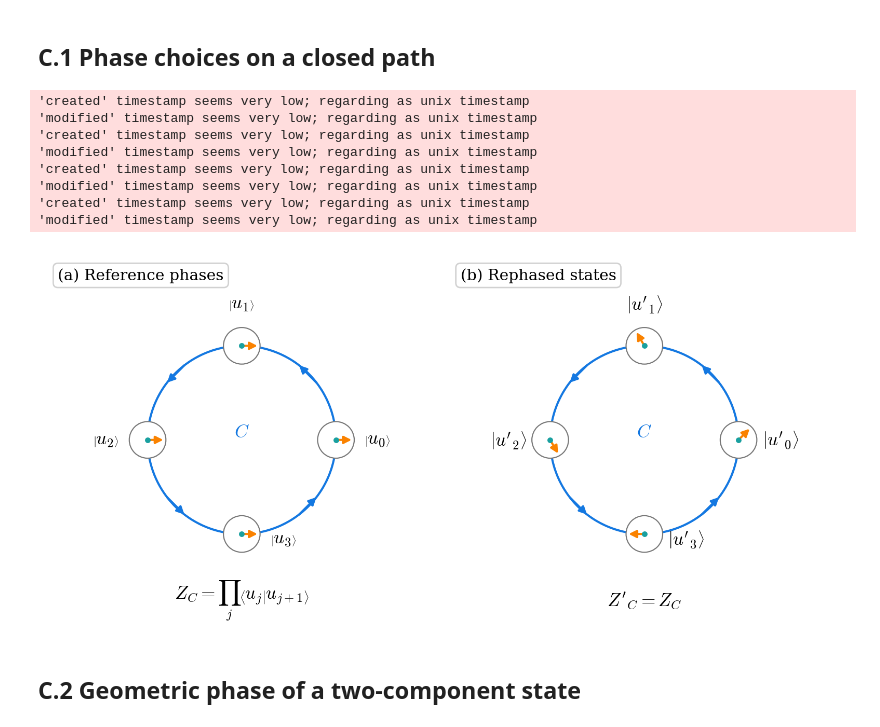
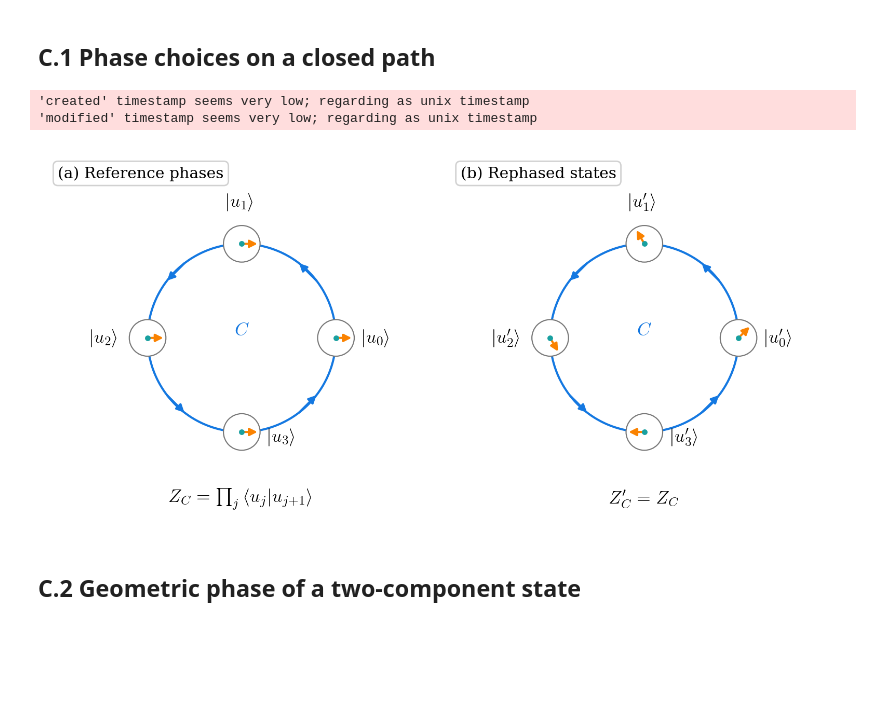
Before and after one commit to Photonico/PhD_thesis_20251216, a Jupyter notebook: figures_topo/figures_topo.ipynb, the cells around one changed output. Drawn from its saved outputs; the diff is of its cells as text; code cells hidden in the pictures; blank space fills up the shorter version.

```diff
--- a/figures_topo/figures_topo.ipynb
+++ b/figures_topo/figures_topo.ipynb
@@ -18,6 +18,7 @@ subtitle = 11
 line_width = 1.5
 plt.rcParams.update({
     "text.usetex": False, "font.family": "serif", "mathtext.fontset": "cm",
+    "text.latex.preamble": r"\usepackage{braket}",
     "axes.titlesize": 13, "axes.labelsize": label, "xtick.labelsize": 11,
     "ytick.labelsize": 11, "legend.fontsize": 11, "figure.facecolor": "white",
     "lines.linewidth": line_width, "lines.solid_capstyle": "round",
@@ -52,44 +53,38 @@ fig.subplots_adjust(left=.015, right=.985, bottom=.02, top=.99, wspace=.04)
 
 for panel, (ax, phases) in enumerate(zip(axes, gauges)):
     ax.set(aspect="equal", xlim=(-1.48, 1.48), ylim=(-1.4, 1.4))
     ax.axis("off")
     ax.set_title(titles[panel], loc="left", x=.025, y=.97, pad=0,
                  va="top", fontsize=subtitle, bbox=tab)
     t = np.linspace(0, 2*np.pi, 361)
     ax.plot(.72*np.cos(t), .72*np.sin(t), color=blue)
     for a in angles + np.pi/4:
         start = .72*np.array([np.cos(a-.13), np.sin(a-.13)])
         end = .72*np.array([np.cos(a+.13), np.sin(a+.13)])
         ax.annotate("", end, start, arrowprops=dict(arrow, color=blue))
     for j, (point, phase) in enumerate(zip(points, phases)):
         ax.add_patch(Circle(point, .14, facecolor="white", edgecolor=grey,
                             lw=.8, zorder=4))
         end = point + .12*np.array([np.cos(phase), np.sin(phase)])
         ax.annotate("", end, point, zorder=6, arrowprops=dict(arrow, color=orange))
         ax.plot(*point, marker="o", ms=3, color=teal, zorder=7)
         position = point + .32*np.array([np.cos(angles[j]), np.sin(angles[j])])
         if j == 3:
             position = point + [.32, -.04]
-        name = rf"$\left|u_{j}\right\rangle$" if panel == 0 else rf"$\left|u'_{j}\right\rangle$"
-        ax.text(*position, name, fontsize=label, ha="center", va="center")
+        name = rf"$\ket{{u_{j}}}$" if panel == 0 else rf"$\ket{{u'_{j}}}$"
+        ax.text(*position, name, fontsize=label, ha="center", va="center", usetex=True)
     ax.text(0, .02, r"$C$", fontsize=label, color=blue, ha="center")
-    formula = (r"$Z_C=\prod_j\left\langle u_j\middle|u_{j+1}\right\rangle$" if panel == 0
+    formula = (r"$Z_C=\prod_j\braket{u_j|u_{j+1}}$" if panel == 0
                else r"$Z'_C=Z_C$")
-    ax.text(0, -1.23, formula, fontsize=label, ha="center", va="center")
+    ax.text(0, -1.23, formula, fontsize=label, ha="center", va="center", usetex=True)
 
 fig.savefig(output_directory / "C.1_phase_gauge.pdf", metadata={"CreationDate": None})
 plt.show()
 plt.close(fig)
 # %% [output]
 'created' timestamp seems very low; regarding as unix timestamp
 'modified' timestamp seems very low; regarding as unix timestamp
-'created' timestamp seems very low; regarding as unix timestamp
-'modified' timestamp seems very low; regarding as unix timestamp
-'created' timestamp seems very low; regarding as unix timestamp
-'modified' timestamp seems very low; regarding as unix timestamp
-'created' timestamp seems very low; regarding as unix timestamp
-'modified' timestamp seems very low; regarding as unix timestamp
-[figure, old version]
+[figure, new version]
 # %% [markdown]
 ## C.2 Geometric phase of a two-component state
 # %%
```
Also changed, not shown: parts of 2 cells of this notebook, 5 other files.
